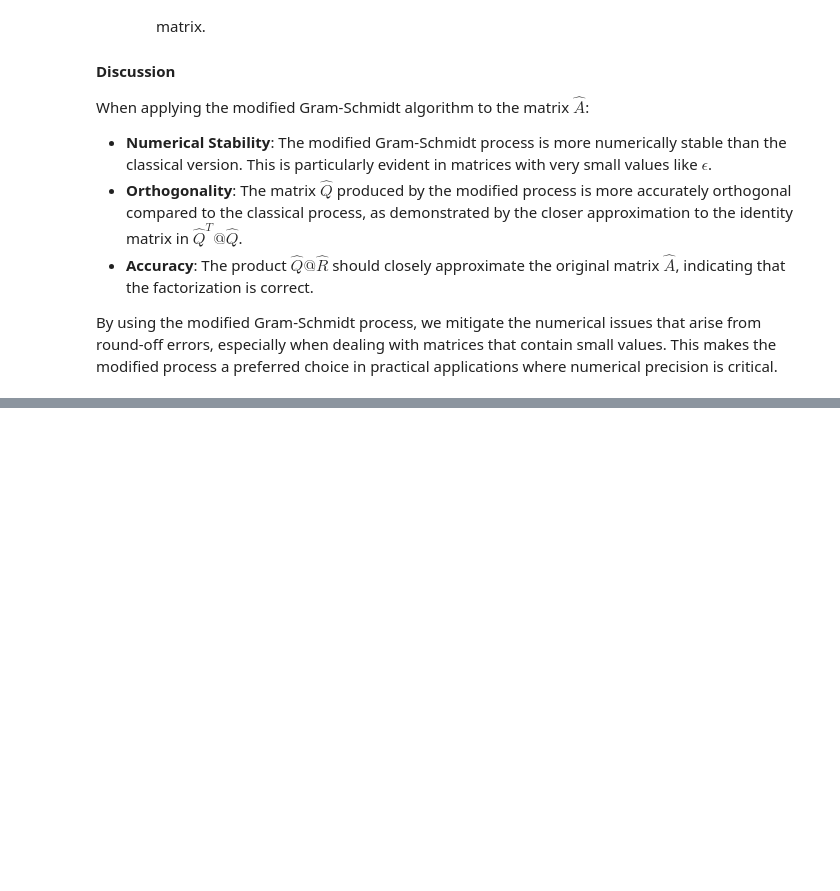
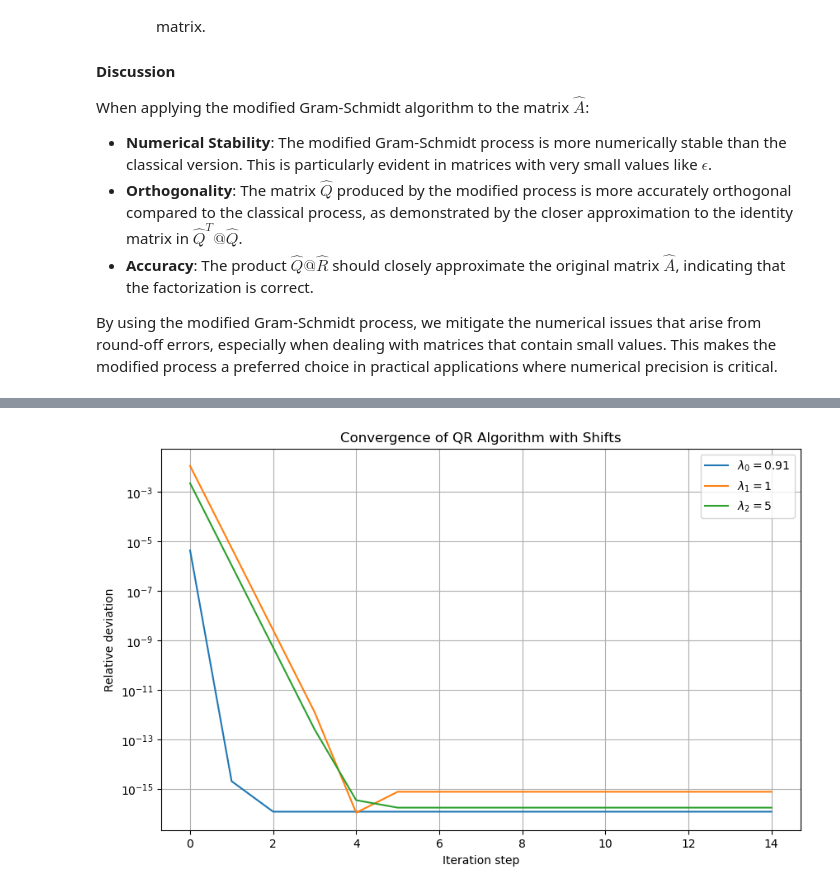
Before and after one commit to hbarquanta/Numerical-Linear-Algebra, a Jupyter notebook: NumericalLinearAlgebra.ipynb, the cells around one changed output, grey strips where cells are left out. Saved outputs shown, nothing was run; the diff lists cells and outputs as text; code cells hidden in the pictures; blank space fills up the shorter version.

```diff
--- a/NumericalLinearAlgebra.ipynb
+++ b/NumericalLinearAlgebra.ipynb
@@ -1634,0 +1845,88 @@ By using the modified Gram-Schmidt process, we mitigate the numerical issues tha
+# %%
+import numpy as np
+import matplotlib.pyplot as plt
+
+def get_dense_matrix(eigenvalues):
+    """
+    Generates a dense matrix with the specified eigenvalues.
+
+    Parameters:
+    eigenvalues (list or array): Desired eigenvalues for the matrix.
+
+    Returns:
+    numpy.ndarray: Dense matrix with the specified eigenvalues.
+    """
+    n = len(eigenvalues)
+    A = np.diag(eigenvalues)
+    M = np.random.rand(n, n)
+    Q, R = np.linalg.qr(M)
+    A = Q.T @ A @ Q
+    return A
+
+def qr_convergence_with_shift(A, exact_eigenvalues, tmax=15):
+    """
+    Performs the QR iteration with shifts to find the eigenvalues of a matrix and tracks the convergence.
+
+    Parameters:
+    A (numpy.ndarray): The input matrix.
+    exact_eigenvalues (list or array): The exact eigenvalues for comparison.
+    tmax (int): Maximum number of iterations.
+
+    Returns:
+    numpy.ndarray: The computed eigenvalues after convergence.
+    numpy.ndarray: The relative deviations at each iteration for each eigenvalue.
+    """
+    n = len(exact_eigenvalues)
+    exact_ev = np.sort(exact_eigenvalues)
+    epsilon = np.zeros((n, tmax))
+    I = np.eye(n)
+
+    for t in range(tmax):
+        # Determine shift from the eigenvalues of the bottom-right 2x2 block
+        lam, evec = np.linalg.eigh(A[-2:, -2:])
+        i_lam = np.argmin(np.abs(lam - A[-1, -1]))
+        mu = lam[i_lam]
+
+        # QR factorization of A - mu * I
+        Q, R = np.linalg.qr(A - mu * I)
+        # Update A
+        A = R @ Q + mu * I
+
+        # Compute the relative deviations
+        ev = np.sort(np.diag(A))
+        epsilon[:, t] = np.abs((ev - exact_ev) / exact_ev)
+
+    return ev, epsilon
+
+def plot_convergence(epsilon, exact_eigenvalues):
+    """
+    Plots the convergence of the QR algorithm with shifts.
+
+    Parameters:
+    epsilon (numpy.ndarray): The relative deviations at each iteration for each eigenvalue.
+    exact_eigenvalues (list or array): The true eigenvalues for labeling.
+    """
+    iterations = epsilon.shape[1]
+
+    plt.figure(figsize=(10, 6))
+    for i, eigenvalue in enumerate(exact_eigenvalues):
+        plt.plot(range(iterations), epsilon[i], label=f'$\lambda_{i} = {eigenvalue}$')
+
+    plt.yscale('log')
+    plt.xlabel('Iteration step')
+    plt.ylabel('Relative deviation')
+    plt.title('Convergence of QR Algorithm with Shifts')
+    plt.legend()
+    plt.grid(True)
+    plt.show()
+
+# Example usage to generate matrix with desired eigenvalues and perform QR iteration with shifts
+exact_eigenvalues = [0.91, 1, 5]
+A = get_dense_matrix(exact_eigenvalues)
+ev, epsilon = qr_convergence_with_shift(A, exact_eigenvalues)
+
+print("Computed Eigenvalues after convergence:", ev)
+
+# Plot the convergence of the eigenvalues
+plot_convergence(epsilon, exact_eigenvalues)
+# %% [output]
@@ -1634,0 +1934 @@ By using the modified Gram-Schmidt process, we mitigate the numerical issues tha
+[figure, added]
```
Also changed, not shown: parts of 33 cells of this notebook.
